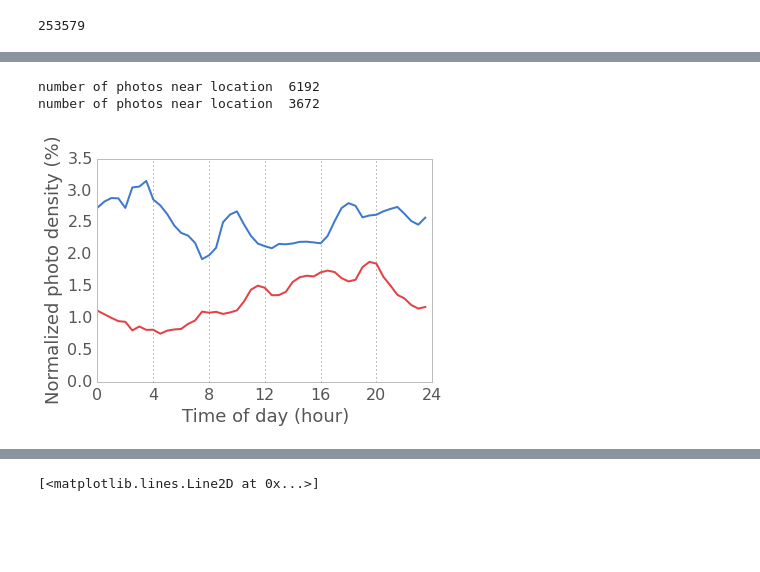
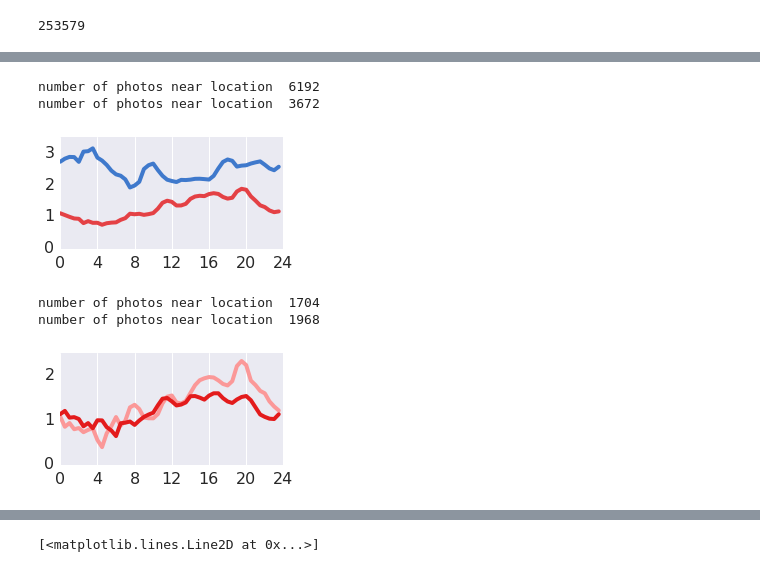
Before and after one commit to helenaxwang/AveNeue, a Jupyter notebook: analyze_flickr.py.ipynb, the cells around one changed output, grey strips where cells are left out. Drawn from its saved outputs; the diff is of its cells as text; code cells hidden in the pictures; blank space fills up the shorter version.

```diff
--- a/analyze_flickr.py.ipynb
+++ b/analyze_flickr.py.ipynb
@@ -4,7 +4,8 @@ import pandas as pd
 import numpy as np
 import matplotlib.pyplot as plt
 import json, os
-plt.rcParams['figure.figsize'] = 12,8
+#import seaborn as sns
+plt.rcParams['figure.figsize'] = 8,5
 # %%
 # import everything into a list directly from the raw json files
 flickr_yahoo_path = 'flickr_yahoodata'
@@ -178,12 +174,12 @@ photos2.index = pd.to_datetime(photos2['date_taken'])
 # %%
 # round to the nearest hour or whatever other interval
 # http://stackoverflow.com/questions/24479577/pandas-timestamp-index-rounding-to-the-nearest-5th-minute
-do_nyc_users = False
+do_nyc_users = True
 nsround = 30*60*1000000000   # 60 minutes in nanoseconds
 
 photos2.index = pd.DatetimeIndex(((photos2.index.astype(np.int64) // nsround ) * nsround))
 # do the same thing for the date_taken column
-photos2['date_taken'] = pd.DatetimeIndex(((pd.to_datetime(photos2.date_taken).astype(np.int64) // nsround + 1 ) * nsround))
+photos2['date_taken'] = pd.DatetimeIndex(((pd.to_datetime(photos2.date_taken).astype(np.int64) // nsround) * nsround))
 photos2 = photos2.drop_duplicates(['user_id','date_taken'])
 
 # divide up into nyc and non nyc users
@@ -234,5 +233,6 @@ plt.plot(time_axis, hour_all)
 # %%
-# getting the hour mean of favorite counts at a location
+# getting photo favorites for each hour at a location
+# define the function
 import pymysql as mdb
 db = mdb.connect('localhost', 'root', '', 'insight')
 def get_favcounts_sql(db,loc,radius=0.005):
@@ -248,7 +248,7 @@ def get_favcounts_sql(db,loc,radius=0.005):
     print len(results)
     results = pd.DataFrame(results)
     # round to the nearest half hour
-    results.index = pd.DatetimeIndex(((results.date_taken.astype(np.int64) // nsround + 1 ) * nsround))
+    results.index = pd.DatetimeIndex(((results.date_taken.astype(np.int64) // nsround ) * nsround))
     # get the average favorite counts
     #results = results.Fav[results.Fav>0].groupby(lambda x: (x.hour, x.minute)).count()
     return results
@@ -373,43 +428,86 @@ plt.plot(time_axis,favorites_all,'k')
 # %%
 # Create a figure of given size
-fig = plt.figure(figsize=(6,4))
+fig = plt.figure(figsize=(4,2))
 colors = [[63, 121, 204], [228, 65, 69], [116,183,74]]
 
 # Add a subplot
 ax = fig.add_subplot(111)
 #init_loc7 = (40.753596,-73.983233)# byrant park
 init_loc7 = (40.74844,-73.985664) # empire state building
 init_loc8 = (40.747992,-74.004765)# high line
 allLocs = [init_loc7, init_loc8]
 allLocNames = ['Byrant Park', 'High Line']
 color = ['b','r']
 for i,loc in enumerate(allLocs):
     hour_loc = get_hour_mean(photos2,loc, radius=0.005)/hour_all
+    #hour_loc = get_hour_weightedmean(photos2,loc, radius=0.005) / hour_all_favweight
     hour_loc = movingaverage2(hour_loc,3)
-    plt.plot(time_axis,hour_loc*100,color=np.array(colors[i])/255.,linewidth=2,label=allLocNames[i])
+    plt.plot(time_axis,hour_loc*100,color=np.array(colors[i])/255.,linewidth=4,label=allLocNames[i])
 
 plt.xlim([0,24])
 plt.ylim(ymin=0)
-plt.xlabel('Time of day (hour)',fontsize=18, fontname='sans-serif',weight='light')
-plt.ylabel('Normalized photo density (%)',fontsize=18, fontname='sans-serif', weight='light')
+#plt.xlabel('Time of day (hour)',fontsize=18, fontname='sans-serif',weight='light')
+#plt.ylabel('Normalized photo density (%)',fontsize=18, fontname='sans-serif', weight='light')
 plt.xticks(range(0,25,4), fontsize=16, fontname='sans-serif')
-plt.yticks(fontsize=16, fontname='sans-serif')
+plt.yticks(range(0,4), fontsize=16, fontname='sans-serif')
 #plt.legend(loc='best',prop={'size':16})
 
-ax.patch.set_facecolor([1,1,1])
+#ax.patch.set_facecolor([1,1,1])
 # Remove grid lines (dotted lines inside plot)
-#ax.grid(True)
+ax.grid(True)
 # Remove plot frame
 ax.set_frame_on(True)
 ax.yaxis.grid()
 # Pandas trick: remove weird dotted line on axis
 #ax.lines[0].set_visible(True)
 #fig.set_size_inches(6,4)
-plt.savefig('bryantpark.eps',format='eps', dpi=100)
+savefig('bryantpark.eps', format='eps', bbox_inches='tight')
+#plt.savefig('bryantpark.eps',format='eps', dpi=100)
 # %% [output]
 number of photos near location  6192
 number of photos near location  3672
-[figure, old version]
+[figure, new version]
+# %%
+# Nice plot for one location divided by day
+fig = plt.figure(figsize=(4,2))
+colors = sns.color_palette("Paired", 8)
+
+ax = fig.add_subplot(111)
+# time course by user locality
+#init_loc = (40.753596,-73.983233)# byrant park
+#init_loc = (40.74844,-73.985664) # empire state building
+#init_loc = (40.758895, -73.985131) # time square
+init_loc = (40.747992,-74.004765)# high line
+# hour_loc_nyc   = get_hour_mean(photos_nyc,init_loc)/hour_all
+# hour_loc_nonyc = get_hour_mean(photos_nonyc,init_loc)/hour_all
+hour_loc_nyc   = get_hour_mean(photos_nyc,init_loc)/hour_all_nyc
+hour_loc_nonyc = get_hour_mean(photos_nonyc,init_loc)/hour_all_nonyc
+# percentage for each user base
+#hour_loc_all = get_hour_mean(photos2,loc)
+#hour_loc_nyc = get_hour_mean(photos_nyc,init_loc)/hour_loc_all
+#hour_loc_nonyc = get_hour_mean(photos_nonyc,init_loc)/hour_loc_all
+# smooth and plot
+allLocs = [hour_loc_nyc, hour_loc_nonyc]
+for i,loc in enumerate(allLocs):
+    hour_loc = movingaverage2(allLocs[i],3)
+    plt.plot(time_axis,hour_loc*100,color=colors[i+4],linewidth=4)
+
+plt.xlim([0,24])
+plt.ylim(ymin=0)
+#plt.xlabel('Time of day (hour)',fontsize=18, fontname='sans-serif',weight='light')
+#plt.ylabel('Normalized photo density (%)',fontsize=18, fontname='sans-serif', weight='light')
+plt.xticks(range(0,25,4), fontsize=16, fontname='sans-serif')
+plt.yticks(range(0,3), fontsize=16, fontname='sans-serif')
+#plt.legend(loc='best',prop={'size':16})
+
+#ax.patch.set_facecolor([1,1,1])
+ax.yaxis.grid()
+#fig.set_size_inches(6,4)
+#savefig('highline.eps', format='eps', bbox_inches='tight')
+# %% [output]
+number of photos near location  1704
+number of photos near location  1968
+[figure, added]
 # %%
 # now findout hour means for different locations
 init_loc1 = (40.7359464,-73.9889084) # union square,  latitude/longitude
```
Also changed, not shown: parts of 25 cells of this notebook, 1 other file.
